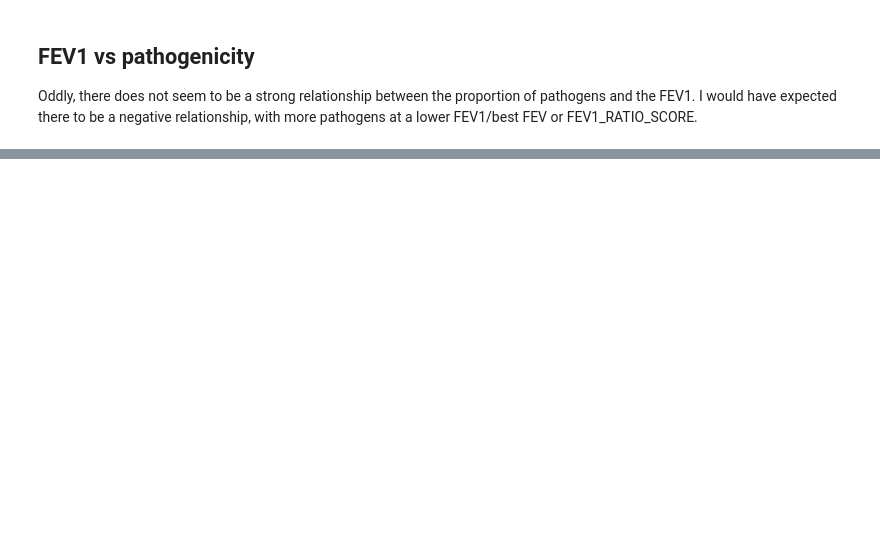
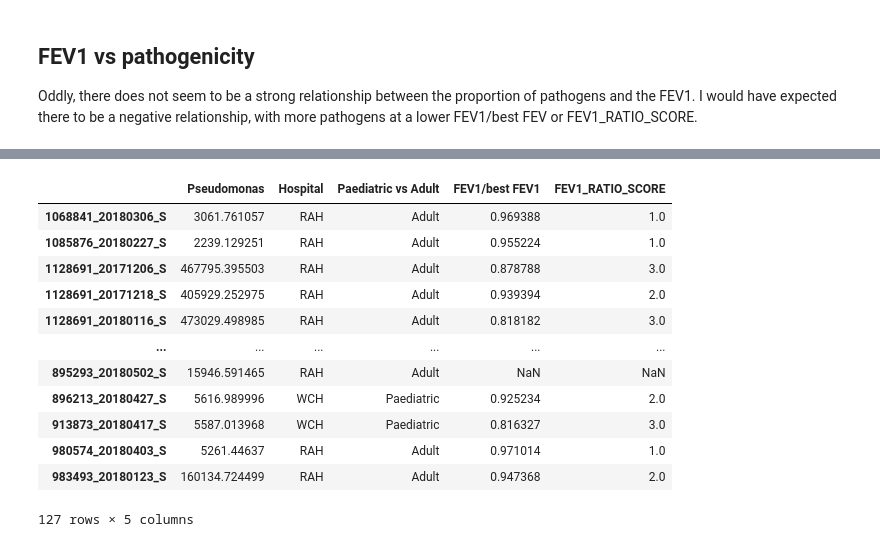
Before and after one commit to linsalrob/CF_2024, a Jupyter notebook: Jupyter/age_and_pathogenicity.ipynb, the cells around one changed output, grey strips where cells are left out. Cells and saved outputs as stored; diff of their text form; code cells hidden in the pictures; blank space fills up the shorter version.

```diff
--- a/Jupyter/age_and_pathogenicity.ipynb
+++ b/Jupyter/age_and_pathogenicity.ipynb
@@ -29,8 +31,16 @@ from sklearn.preprocessing import StandardScaler
 
 from scipy.stats import linregress
 
-from adjustText import adjust_text
 
 # there is a FutureWarning in sklearn StandardScalar which is really annoying. This ignores it.
 import warnings
 warnings.simplefilter(action='ignore', category=FutureWarning)
+
+try:
+  import google.colab
+  IN_COLAB = True
+  !pip install adjustText
+except ImportError:
+  IN_COLAB = False
+
+from adjustText import adjust_text
@@ -333,0 +368,17 @@ The relationship between FEV1/best FEV1 and Proportion pathogens has an equation
+# %%
+pdf = pd.DataFrame(df.loc['Pseudomonas', :].drop('pathogen')).join(metadata[['Hospital', 'Paediatric vs Adult', 'FEV1/best FEV1', 'FEV1_RATIO_SCORE']])
+pdf
+# %% [output]
+|  | Pseudomonas | Hospital | Paediatric vs Adult | FEV1/best FEV1 | FEV1_RATIO_SCORE |
+| 1068841_20180306_S | 3061.761057 | RAH | Adult | 0.969388 | 1.0 |
+| 1085876_20180227_S | 2239.129251 | RAH | Adult | 0.955224 | 1.0 |
+| 1128691_20171206_S | 467795.395503 | RAH | Adult | 0.878788 | 3.0 |
+| 1128691_20171218_S | 405929.252975 | RAH | Adult | 0.939394 | 2.0 |
+| 1128691_20180116_S | 473029.498985 | RAH | Adult | 0.818182 | 3.0 |
+| ... | ... | ... | ... | ... | ... |
+| 895293_20180502_S | 15946.591465 | RAH | Adult | NaN | NaN |
+| 896213_20180427_S | 5616.989996 | WCH | Paediatric | 0.925234 | 2.0 |
+| 913873_20180417_S | 5587.013968 | WCH | Paediatric | 0.816327 | 3.0 |
+| 980574_20180403_S | 5261.44637 | RAH | Adult | 0.971014 | 1.0 |
+| 983493_20180123_S | 160134.724499 | RAH | Adult | 0.947368 | 2.0 |
+127 rows × 5 columns
```
Also changed, not shown: parts of 15 cells of this notebook.
